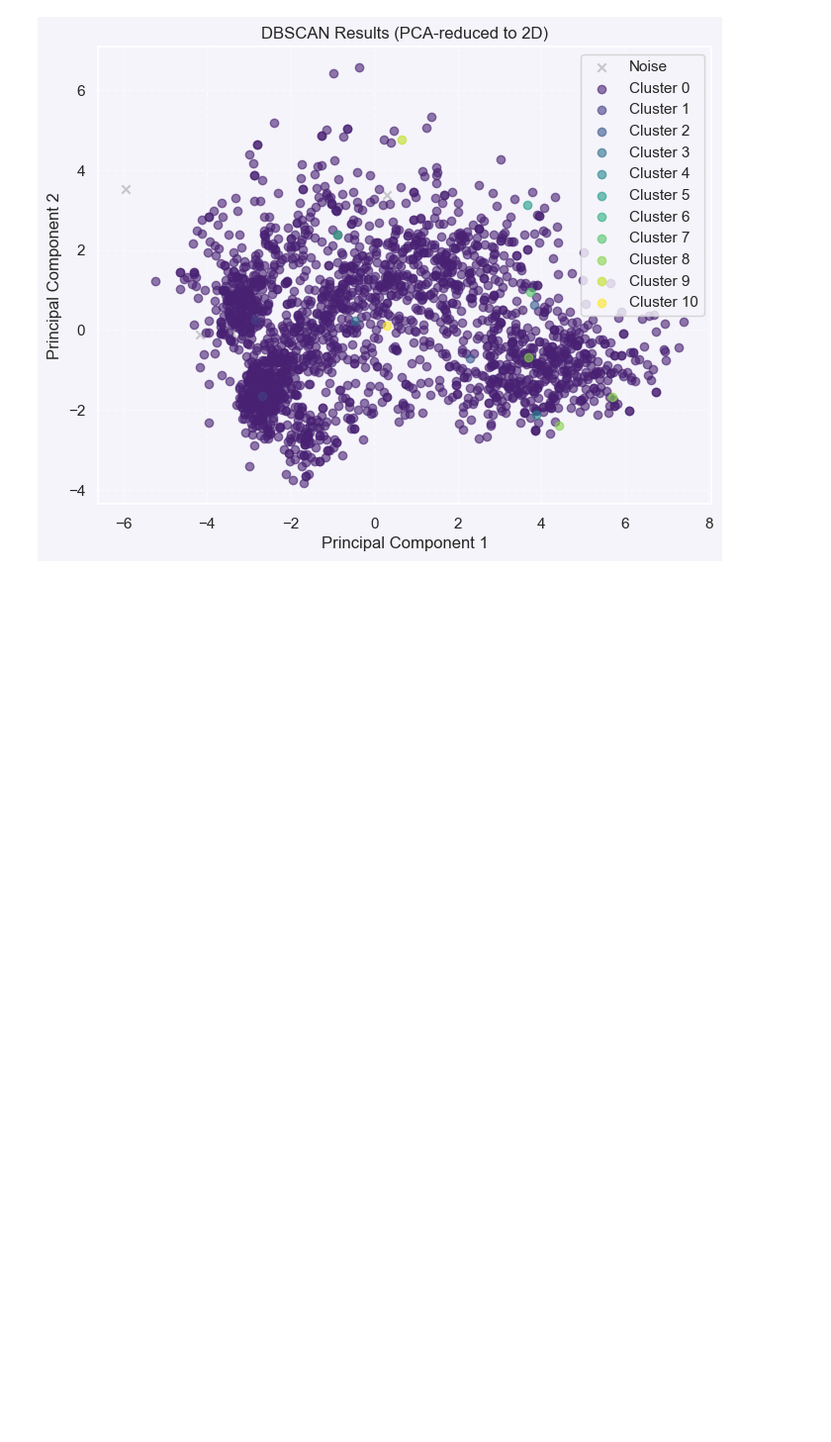
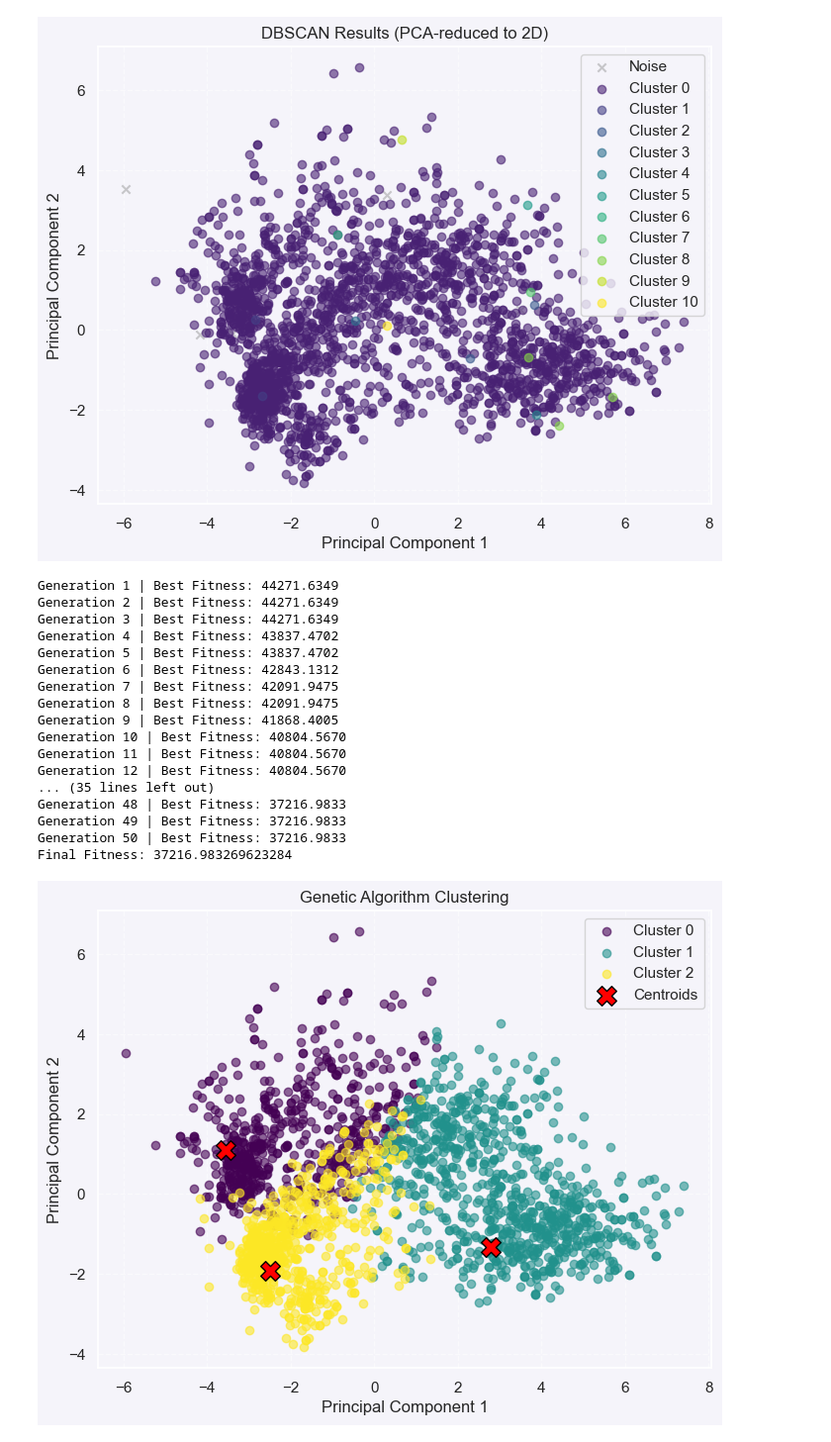
Before and after one commit to mrieden/CI_project, a Jupyter notebook: main.ipynb, the cells around one changed output. Shown at 99% size. Cells and saved outputs as stored; diff of their text form; code cells hidden in the pictures; blank space fills up the shorter version.

Commit message:
added genetic algo

```diff
--- a/main.ipynb
+++ b/main.ipynb
@@ -358,3 +358,38 @@ model.plot_clusters(pca_df, labels)
 # %% [output]
 Found 11 cluster(s), 8 noise point(s)
 [figure]
+# %%
+from algorithm.GeneticKmeans import GeneticKMeans
+
+model = GeneticKMeans(
+    k=3,
+    population_size=20,
+    generations=50,
+    mutation_rate=0.1,
+    random_state=42
+)
+
+labels, fitness = model.fit(pca_df)
+
+print("Final Fitness:", fitness)
+
+model.plot_clusters(pca_df, labels)
+# %% [output]
+Generation 1 | Best Fitness: 44271.6349
+Generation 2 | Best Fitness: 44271.6349
+Generation 3 | Best Fitness: 44271.6349
+Generation 4 | Best Fitness: 43837.4702
+Generation 5 | Best Fitness: 43837.4702
+Generation 6 | Best Fitness: 42843.1312
+Generation 7 | Best Fitness: 42091.9475
+Generation 8 | Best Fitness: 42091.9475
+Generation 9 | Best Fitness: 41868.4005
+Generation 10 | Best Fitness: 40804.5670
+Generation 11 | Best Fitness: 40804.5670
+Generation 12 | Best Fitness: 40804.5670
+... (35 lines left out)
+Generation 48 | Best Fitness: 37216.9833
+Generation 49 | Best Fitness: 37216.9833
+Generation 50 | Best Fitness: 37216.9833
+Final Fitness: 37216.983269623284
+[figure, added]
```
Also changed, not shown: 1 other file.
